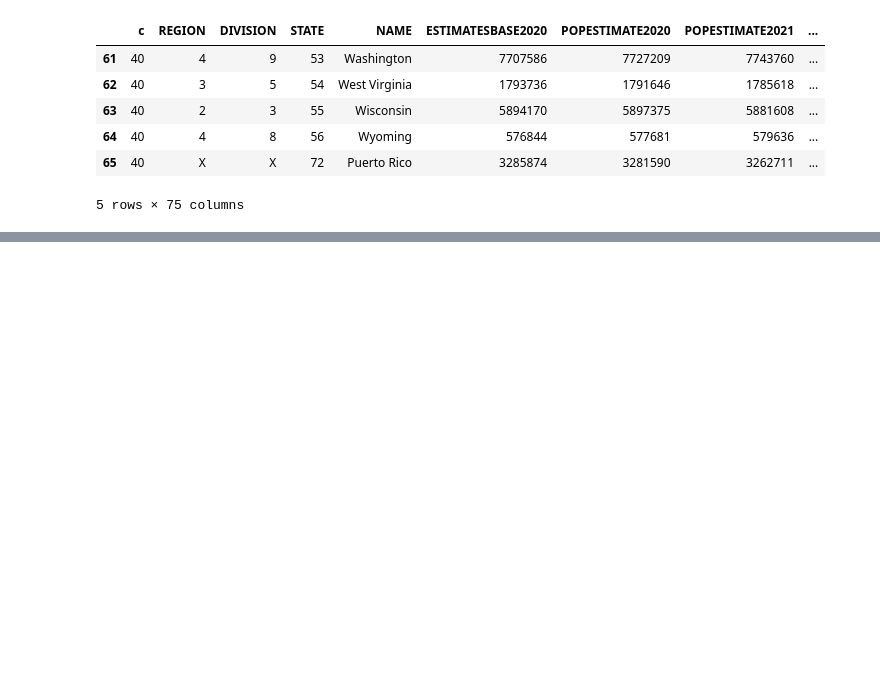
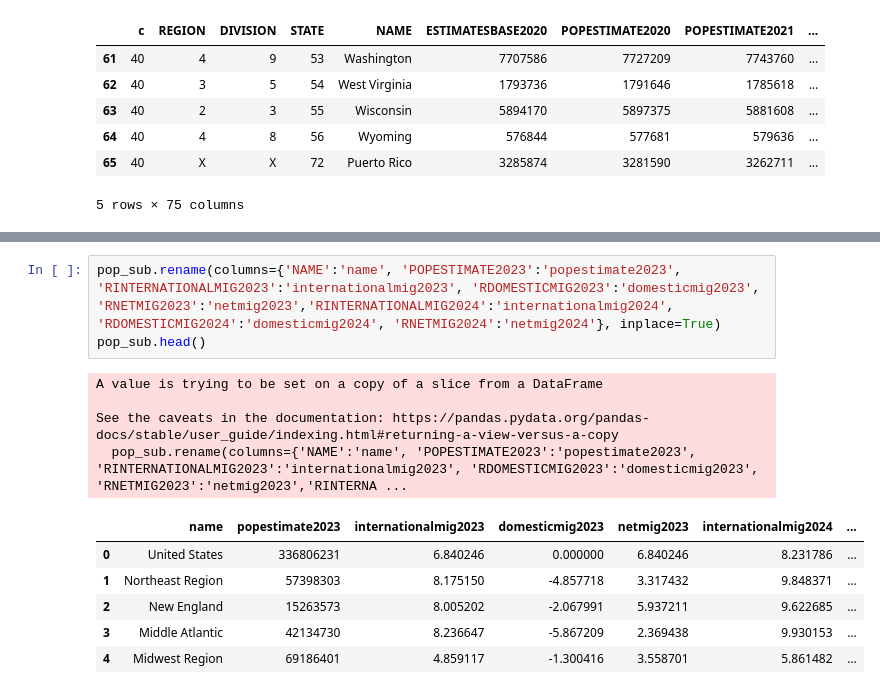
Before and after one commit to MWPerrineJr/Population-EDA, a Jupyter notebook: population.ipynb, the cells around one changed output, grey strips where cells are left out. Drawn from its saved outputs; the diff is of its cells as text; blank space fills up the shorter version.

```diff
--- a/population.ipynb
+++ b/population.ipynb
@@ -33 +45,15 @@ new_pop_data.tail()
+# %%
+pop_sub.rename(columns={'NAME':'name', 'POPESTIMATE2023':'popestimate2023', 'RINTERNATIONALMIG2023':'internationalmig2023', 'RDOMESTICMIG2023':'domesticmig2023', 'RNETMIG2023':'netmig2023','RINTERNATIONALMIG2024':'internationalmig2024', 'RDOMESTICMIG2024':'domesticmig2024', 'RNETMIG2024':'netmig2024'}, inplace=True)
+pop_sub.head()
+# %% [output]
+A value is trying to be set on a copy of a slice from a DataFrame
+
+See the caveats in the documentation: https://pandas.pydata.org/pandas-docs/stable/user_guide/indexing.html#returning-a-view-versus-a-copy
+  pop_sub.rename(columns={'NAME':'name', 'POPESTIMATE2023':'popestimate2023', 'RINTERNATIONALMIG2023':'internationalmig2023', 'RDOMESTICMIG2023':'domesticmig2023', 'RNETMIG2023':'netmig2023','RINTERNA ...
+|  | name | popestimate2023 | internationalmig2023 | domesticmig2023 | netmig2023 | internationalmig2024 | ... |
+| 0 | United States | 336806231 | 6.840246 | 0.000000 | 6.840246 | 8.231786 | ... |
+| 1 | Northeast Region | 57398303 | 8.175150 | -4.857718 | 3.317432 | 9.848371 | ... |
+| 2 | New England | 15263573 | 8.005202 | -2.067991 | 5.937211 | 9.622685 | ... |
+| 3 | Middle Atlantic | 42134730 | 8.236647 | -5.867209 | 2.369438 | 9.930153 | ... |
+| 4 | Midwest Region | 69186401 | 4.859117 | -1.300416 | 3.558701 | 5.861482 | ... |
 # %%
```
Also changed, not shown: parts of 7 cells of this notebook.
